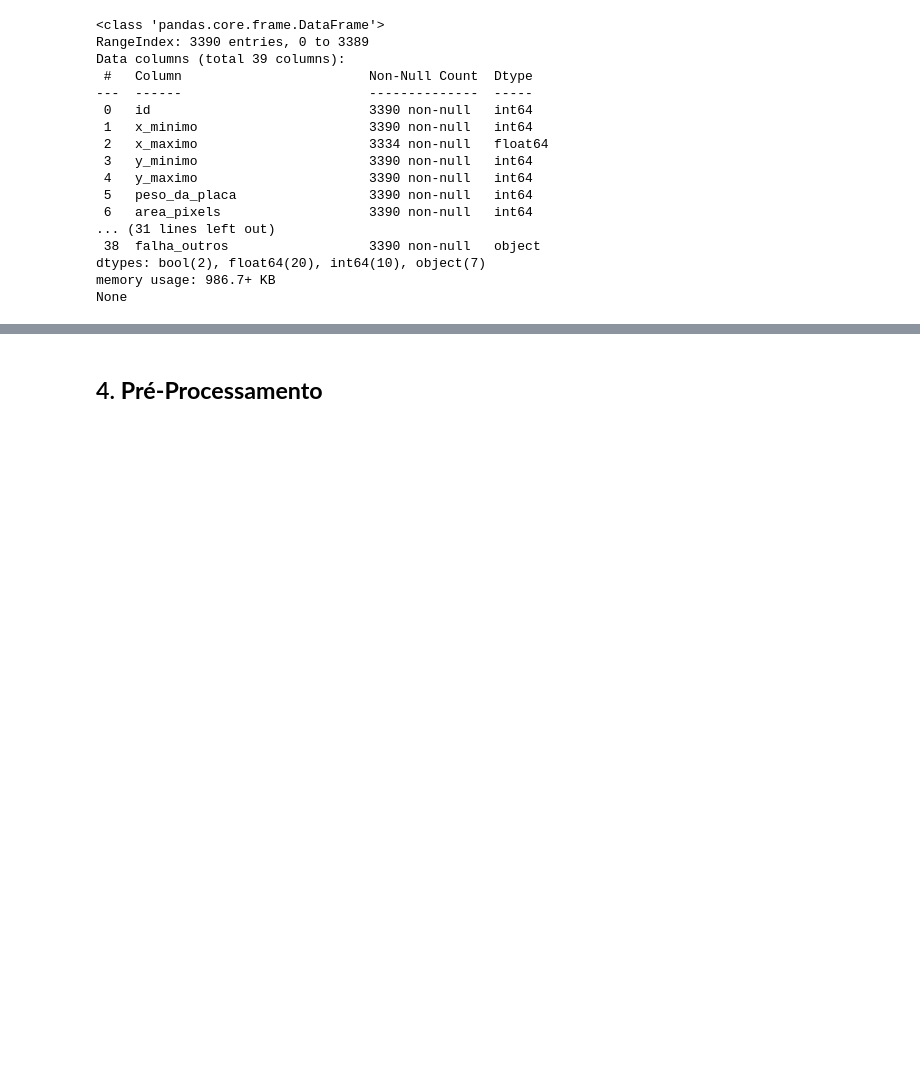
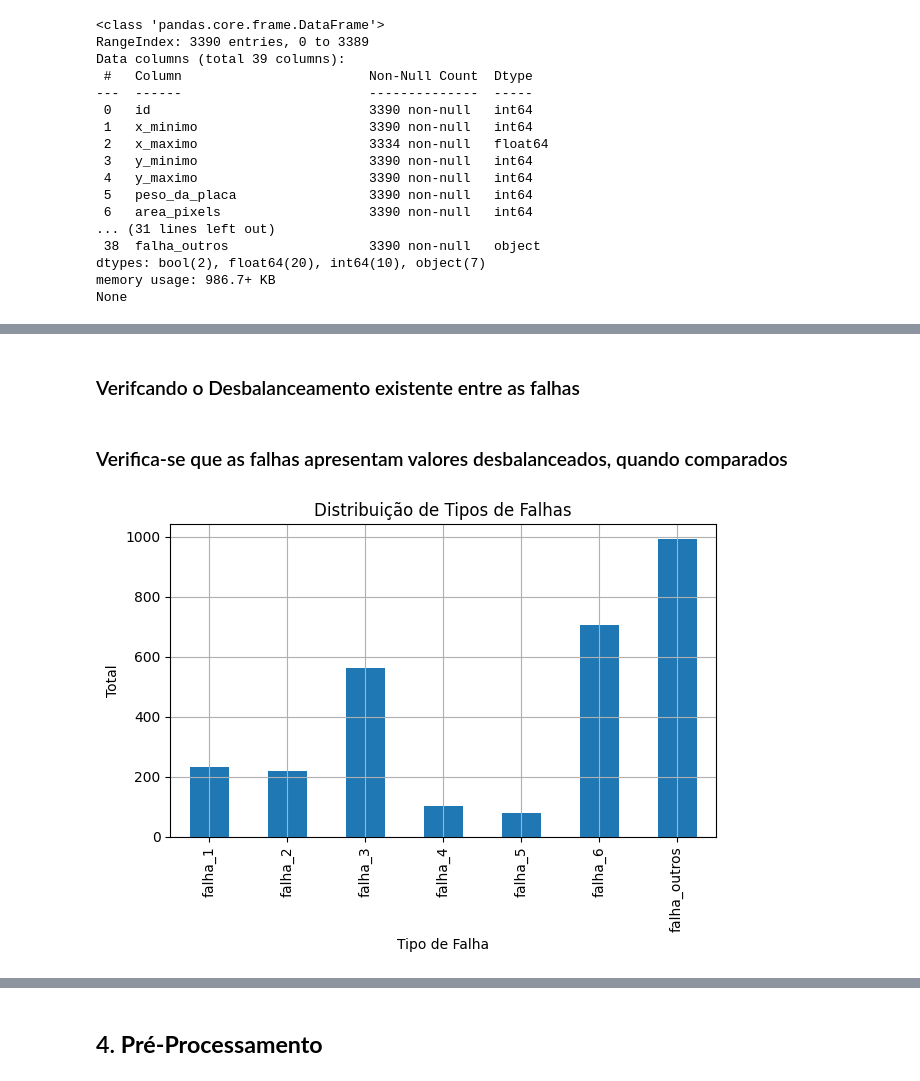
Before and after one commit to Malmiquer/Deploy-Aplication, a Jupyter notebook: Projeto_classificacao_defeitos.ipynb, the cells around one changed output, grey strips where cells are left out. Saved outputs shown, nothing was run; the diff lists cells and outputs as text; code cells hidden in the pictures; blank space fills up the shorter version.

```diff
--- a/Projeto_classificacao_defeitos.ipynb
+++ b/Projeto_classificacao_defeitos.ipynb
@@ -99,3 +179,6 @@ None
+# %%
+#Limpeza das colunas com valores Nulos
+df_train = df_train.dropna()
 # %%
 print(df_train.isnull().sum())
 # %% [output]
@@ -205,0 +207,4 @@ max       1.000000     1.000000     1.000000      1.000000
+# %%
+for col in colunas_falhas:
+    df_train[col] = df_train[col].astype(str).str.lower().map(lambda x: 1 if x in true_values else 0 if x in false_values else 0)
+    df_train[col] = df_train[col].astype(int)
@@ -205,0 +221,14 @@ max       1.000000     1.000000     1.000000      1.000000
+# %% [markdown]
+### Verifcando o Desbalanceamento existente entre as falhas
+# %% [markdown]
+### Verifica-se que as falhas apresentam valores desbalanceados, quando comparados
+# %%
+# Distribuição das falhas
+df_train[colunas_falhas].sum().plot(kind='bar', title='Distribuição de Tipos de Falhas')
+plt.xlabel('Tipo de Falha')
+plt.ylabel('Total')
+plt.grid(True)
+plt.tight_layout()
+plt.show()
+# %% [output]
+[figure, added]
```
Also changed, not shown: parts of 41 cells of this notebook.
